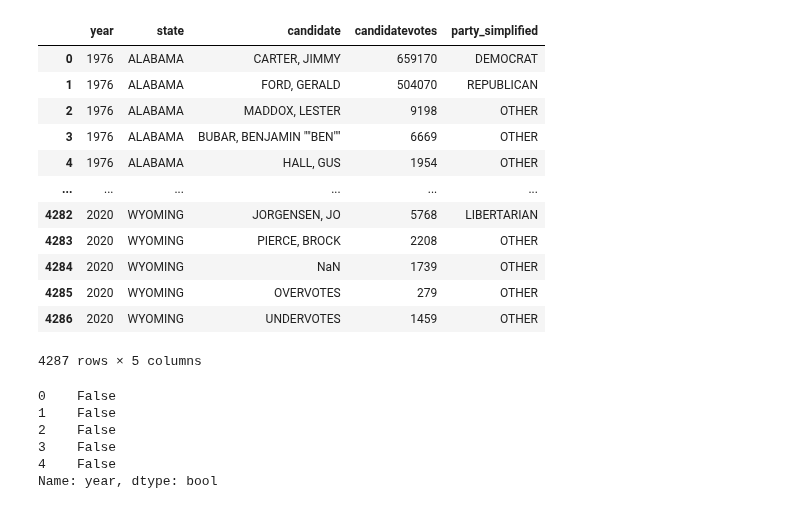
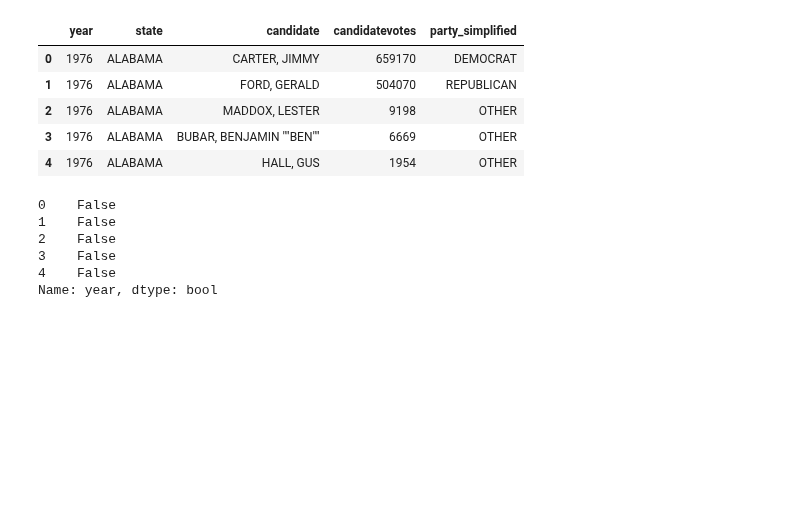
Before and after one commit to tduron3/I_Have_No_Clue, a Jupyter notebook: Project_6.ipynb, the cells around one changed output. Cells and saved outputs as stored; diff of their text form; code cells hidden in the pictures; blank space fills up the shorter version.

```diff
--- a/Project_6.ipynb
+++ b/Project_6.ipynb
@@ -18,27 +18,21 @@ output_data_file = "output.proj1.csv"
 # %%
 # Name CSV Files
 df = pd.read_csv(r'C:\users\tony duron\Project1-TD\Resources\1976-2020-president.csv')
 df.head()
 
 # Select Necessary Data
 df = pd.DataFrame(df, columns=['year','state','candidate','candidatevotes','party_simplified'])
 
 # Print DataFrame
 df
+df.head()
 # %% [output]
 |  | year | state | candidate | candidatevotes | party_simplified |
 | 0 | 1976 | ALABAMA | CARTER, JIMMY | 659170 | DEMOCRAT |
 | 1 | 1976 | ALABAMA | FORD, GERALD | 504070 | REPUBLICAN |
 | 2 | 1976 | ALABAMA | MADDOX, LESTER | 9198 | OTHER |
 | 3 | 1976 | ALABAMA | BUBAR, BENJAMIN ""BEN"" | 6669 | OTHER |
 | 4 | 1976 | ALABAMA | HALL, GUS | 1954 | OTHER |
-| ... | ... | ... | ... | ... | ... |
-| 4282 | 2020 | WYOMING | JORGENSEN, JO | 5768 | LIBERTARIAN |
-| 4283 | 2020 | WYOMING | PIERCE, BROCK | 2208 | OTHER |
-| 4284 | 2020 | WYOMING | NaN | 1739 | OTHER |
-| 4285 | 2020 | WYOMING | OVERVOTES | 279 | OTHER |
-| 4286 | 2020 | WYOMING | UNDERVOTES | 1459 | OTHER |
-4287 rows × 5 columns
 # %%
 # Select 2020 Presidential Election
 is_2020 = df['year']==2020
```
Also changed, not shown: parts of 7 cells of this notebook.
